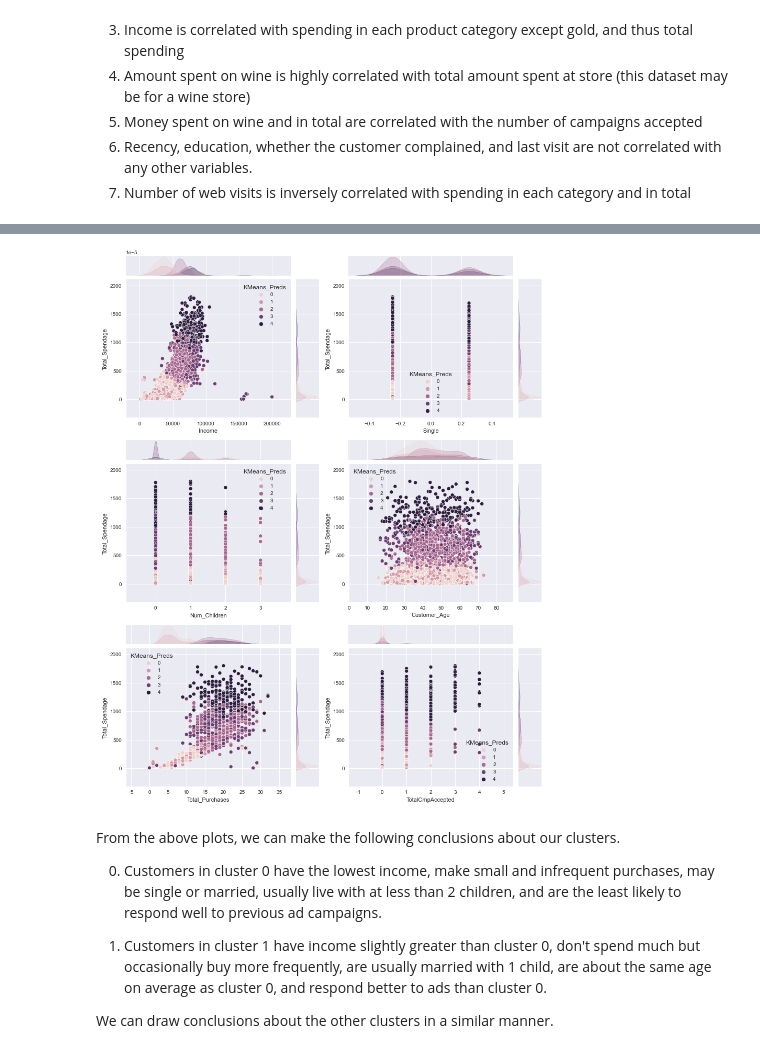
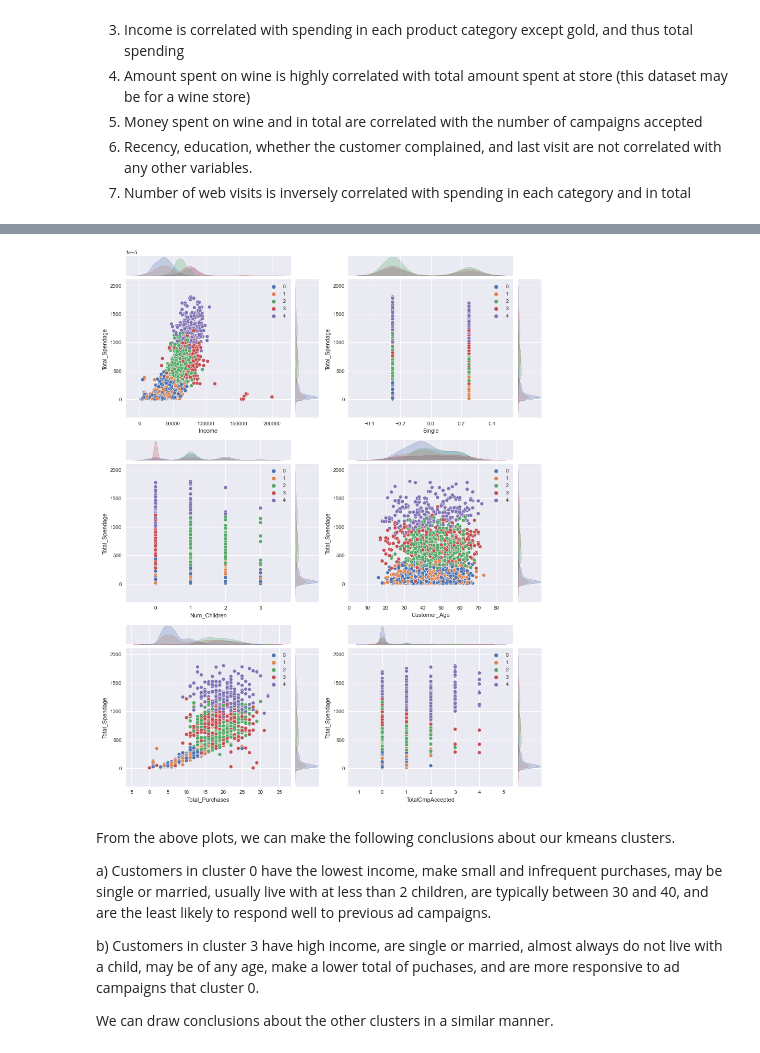
Before and after one commit to lVicholas/Business_Analyses, a Jupyter notebook: customer_analysis_unsupervised_learning.ipynb, the cells around one changed output, grey strips where cells are left out. Saved outputs shown, nothing was run; the diff lists cells and outputs as text; code cells hidden in the pictures.

```diff
--- a/customer_analysis_unsupervised_learning.ipynb
+++ b/customer_analysis_unsupervised_learning.ipynb
@@ -154,4 +149,7 @@ In this notebook, I am looking to segment customers based on who should be targe
 # %%
+df = df_raw.copy()
+
+df_mean, df_std = df.mean(), df.std()
 desired_sigmas = [.25, 3, 1, 3, 1, 1, 1, 1, 1, 1, 1, 1, 1, 1, 1, 1, 2, 1.5, 2, 2, 3.5, 2]
 
 def transform(data):
@@ -168,4 +166,4 @@ def inverse_transform(data):
     d = data / desired_sigmas
     return d * df_std + df_mean
 
-X = transform(df) # Transform ith variable ~ N(0, desired_sigmas[i])
+df = transform(df) # Transform ith variable ~ N(0, desired_sigmas[i])
@@ -192,15 +190,15 @@ We see that even fitting the data on only 2 PCs also yields an elbow of k = 4 (f
 # %%
-kmeans = KMeans(n_clusters=5).fit(X)
-kmeans_preds = kmeans.predict(X)
+kmeans = KMeans(n_clusters=5).fit(df)
+kmeans_preds = kmeans.predict(df)
 
 # Sort cluster indices by center's income
 clusters_income_argsort = np.argsort([cc[1] for cc in kmeans.cluster_centers_])
-df['KMeans_Preds'] = kmeans_preds
-df['KMeans_Preds'] = df['KMeans_Preds'].replace({cluster: arg for arg, cluster in enumerate(clusters_income_argsort)})
+clusters_income_argsort_rev_map = {cluster: arg for arg, cluster in enumerate(clusters_income_argsort)}
+kmeans_preds = [clusters_income_argsort_rev_map[cluster] for cluster in kmeans_preds]
 
 sns.set_style('darkgrid')
 fig, ax = plt.subplots(figsize=(9, 7))
-sns.scatterplot(data=df, x='Total_Spendage', y='Income', hue='KMeans_Preds', ax=ax)
+sns.scatterplot(data=df_raw, x='Total_Spendage', y='Income', hue=kmeans_preds, palette='deep', ax=ax)
 ax.set_title(f'Clusters wrt Income/Spending')
 ax.set_ylabel('Income')
 ax.set_xlabel('Spending')
@@ -216,12 +218,13 @@ There is some (apparent) noise in the cluster assignemt which is due to other va
 kmeans_pca = KMeans(n_clusters=5).fit(pca_df)
 kmeans_pca_preds = kmeans_pca.predict(pca_df)
 
+# Note the cluster numbering here does not necessarily match the previous cluster numbering
 sns.set_style('darkgrid')
 fig, ax = plt.subplots(figsize=(9, 7))
-sns.scatterplot(data=pca_df, x='pc_1', y='pc_2', hue=kmeans_pca_preds, ax=ax)
+sns.scatterplot(data=pca_df, x='pc_1', y='pc_2', hue=kmeans_pca_preds, palette='deep', ax=ax)
 ax.set_title(f'Clusters wrt 2 Principle Components')
-ax.set_ylabel('pc_1')
-ax.set_xlabel('pc_2')
+ax.set_xlabel('pc_1')
+ax.set_ylabel('pc_2')
 ax.legend(title='Cluster')
 plt.show()
 # %% [output]
@@ -229,8 +231,0 @@ plt.show()
-# %%
-sns.set_style('darkgrid')
-fig, ax = plt.subplots(figsize=(8, 6))
-sns.boxenplot(data=df, x='KMeans_Preds', y='Total_Spendage', ax=ax)
-ax.set_xlabel('Cluster')
-ax.set_ylabel('Total Spent')
-ax.set_title(f'Spending vs kmeans Clusters')
-plt.show()
@@ -294,23 +291,23 @@ class SeabornFig2Grid():
 # %%
 profiling_variables = ['Income', 'Single', 'Num_Children', 'Customer_Age', 'Total_Purchases', 'TotalCmpAccepted']
 
 sns.set_style('darkgrid')
 fig = plt.figure(figsize=(12, 15))
 gs = gridspec.GridSpec(3, 2)
 
 for g, var in enumerate(profiling_variables):
-    p = sns.jointplot(data=df, x=var, y='Total_Spendage', hue='KMeans_Preds', kind='scatter')
+    p = sns.jointplot(data=df_raw, x=var, y='Total_Spendage', hue=kmeans_preds, palette='deep', kind='scatter')
     SeabornFig2Grid(p, fig, gs[g])
 
 gs.tight_layout(fig)
 plt.show()
 # %% [output]
-[figure, old version]
+[figure, new version]
 # %% [markdown]
-From the above plots, we can make the following conclusions about our clusters.
+From the above plots, we can make the following conclusions about our kmeans clusters.
 
-0. Customers in cluster 0 have the lowest income, make small and infrequent purchases, may be single or married, usually live with at less than 2 children, and are the least likely to respond well to previous ad campaigns.
+a) Customers in cluster 0 have the lowest income, make small and infrequent purchases, may be single or married, usually live with at less than 2 children, are typically between 30 and 40, and are the least likely to respond well to previous ad campaigns.
 
-1. Customers in cluster 1 have income slightly greater than cluster 0, don't spend much but occasionally buy more frequently, are usually married with 1 child, are about the same age on average as cluster 0, and respond better to ads than cluster 0.
+b) Customers in cluster 3 have high income, are single or married, almost always do not live with a child, may be of any age, make a lower total of puchases, and are more responsive to ad campaigns that cluster 0.
 
 We can draw conclusions about the other clusters in a similar manner.
```
Also changed, not shown: parts of 31 cells of this notebook.
